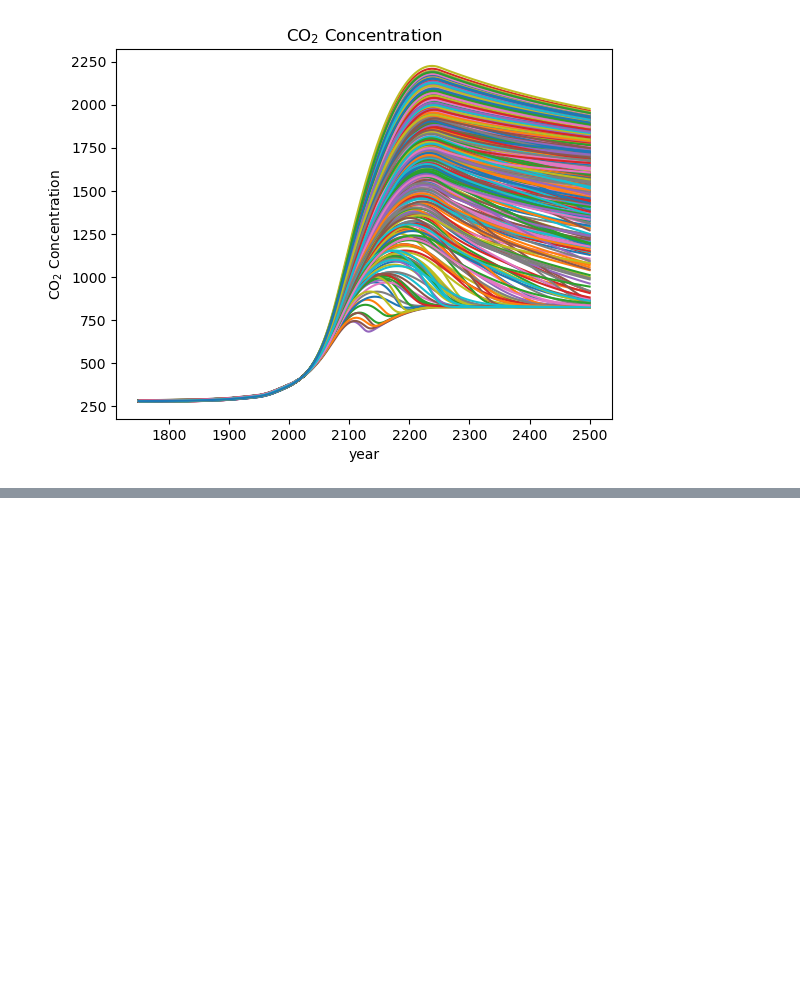
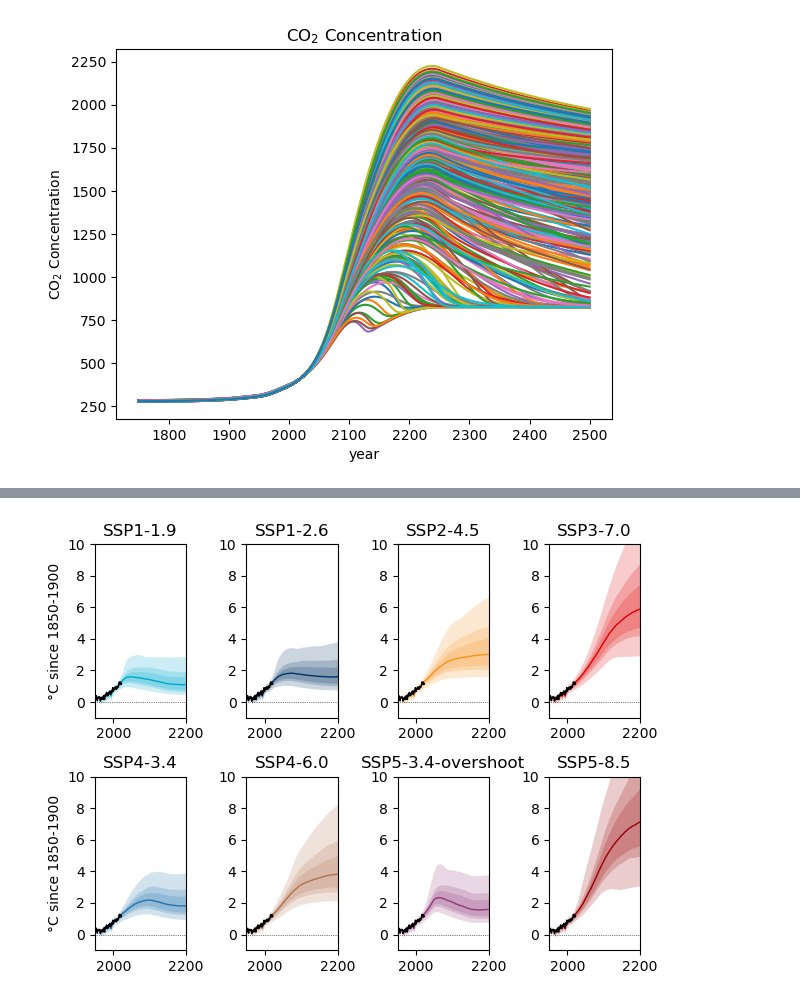
Before and after one commit to camillamathison/fair-play, a Jupyter notebook: notebooks/FaIR2.2-SSPs.ipynb, the cells around one changed output, grey strips where cells are left out. Saved outputs shown, nothing was run; the diff lists cells and outputs as text; code cells hidden in the pictures; blank space fills up the shorter version.

```diff
--- a/notebooks/FaIR2.2-SSPs.ipynb
+++ b/notebooks/FaIR2.2-SSPs.ipynb
@@ -47,8 +47,9 @@ f.define_time(1750, 2500, 1)
    Focusing on 4 of the SSPs; important that the names are consistent with those in the RCMIP database
 # %%
 # Define SSP scenarios
-#scenarios = ['ssp119', 'ssp126', 'ssp245', 'ssp370', 'ssp460', 'ssp534-over', 'ssp585']
-scenarios = [ 'ssp126', 'ssp245', 'ssp370', 'ssp585']
+scenarios = ['ssp119', 'ssp126', 'ssp245', 'ssp370', 'ssp434', 'ssp460', 'ssp534-over', 'ssp585']
+print(len(scenarios))
+#scenarios = [ 'ssp126', 'ssp245', 'ssp370', 'ssp585']
 f.define_scenarios(scenarios)
 print (f.scenarios)
 # %% [output]
@@ -660,0 +663,3 @@ Item already exists
+# %%
+df_gmst = pd.read_csv("../data/obs/IGCC_GMST_1850-2022.csv")
+gmst = df_gmst["gmst"].values
@@ -660,0 +683,82 @@ Item already exists
+# %%
+weights_51yr = np.ones(52)
+weights_51yr[0] = 0.5
+weights_51yr[-1] = 0.5
+# %%
+fig, ax = pl.subplots(2, 4)#, figsize=(18 / 2.54, 8 / 2.54))
+for i in range(8):
+    ax[i // 4, i % 4].fill_between(
+        np.arange(1750, 2501),
+        np.min(
+            f.temperature[:, i, :, 0]
+            - np.average(f.temperature[100:152, i, :, 0], axis=0, weights=weights_51yr),
+            axis=1,
+        ),
+        np.max(
+            f.temperature[:, i, :, 0]
+            - np.average(f.temperature[100:152, i, :, 0], axis=0, weights=weights_51yr),
+            axis=1,
+        ),
+        color=ar6_colors[scenarios[i]],
+        alpha=0.2,
+        lw=0,
+    )
+    ax[i // 4, i % 4].fill_between(
+        np.arange(1750.5, 2501),
+        np.percentile(
+            f.temperature[:, i, :, 0]
+            - np.average(f.temperature[100:152, i, :, 0], axis=0, weights=weights_51yr),
+            5,
+            axis=1,
+        ),
+        np.percentile(
+            f.temperature[:, i, :, 0]
+            - np.average(f.temperature[100:152, i, :, 0], axis=0, weights=weights_51yr),
+            95,
+            axis=1,
+        ),
+        color=ar6_colors[scenarios[i]],
+        alpha=0.2,
+        lw=0,
+    )
+    ax[i // 4, i % 4].fill_between(
+        np.arange(1750.5, 2501),
+        np.percentile(
+            f.temperature[:, i, :, 0]
+            - np.average(f.temperature[100:152, i, :, 0], axis=0, weights=weights_51yr),
+            16,
+            axis=1,
+        ),
+        np.percentile(
+            f.temperature[:, i, :, 0]
+            - np.average(f.temperature[100:152, i, :, 0], axis=0, weights=weights_51yr),
+            84,
+            axis=1,
+        ),
+        color=ar6_colors[scenarios[i]],
+        alpha=0.2,
+        lw=0,
+    )
+    ax[i // 4, i % 4].plot(
+        np.arange(1750.5, 2501),
+        np.median(
+            f.temperature[:, i, :, 0]
+            - np.average(f.temperature[100:152, i, :, 0], axis=0, weights=weights_51yr),
+            axis=1,
+        ),
+        color=ar6_colors[scenarios[i]],
+        lw=1,
+    )
+    ax[i // 4, i % 4].plot(np.arange(1850.5, 2023), gmst, color="k", lw=1)
+    ax[i // 4, i % 4].set_xlim(1950, 2200)
+    ax[i // 4, i % 4].set_ylim(-1, 10)
+    ax[i // 4, i % 4].axhline(0, color="k", ls=":", lw=0.5)
+    ax[i // 4, i % 4].set_title(fancy_titles[scenarios[i]])
+
+ax[0, 0].set_ylabel("°C since 1850-1900")
+ax[1, 0].set_ylabel("°C since 1850-1900")
+
+fig.tight_layout()
+pl.savefig("../plots/ssp_temperatures_uncertainties.png")
+# %% [output]
+[figure, added]
```
Also changed, not shown: parts of 20 cells of this notebook, 2 other files.
